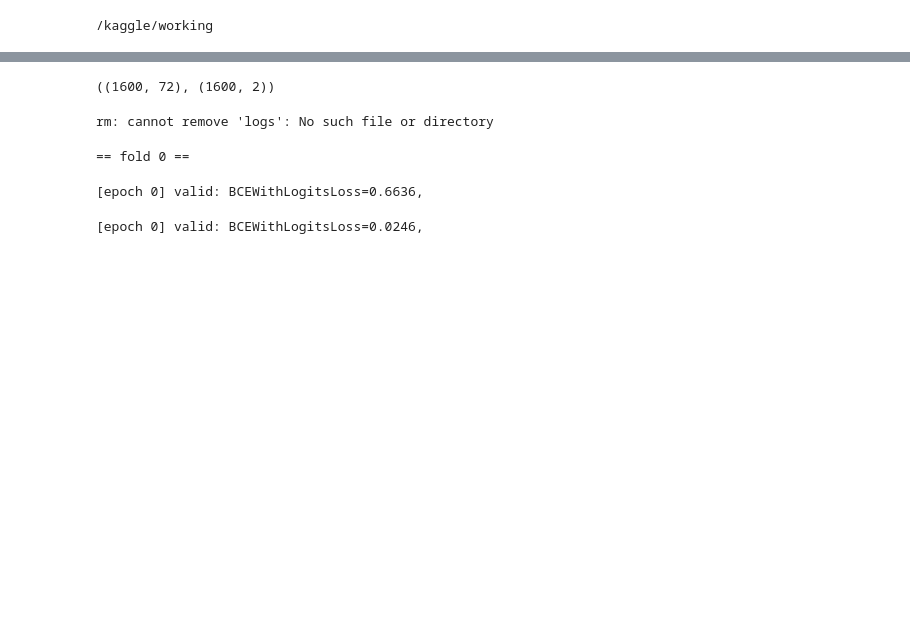
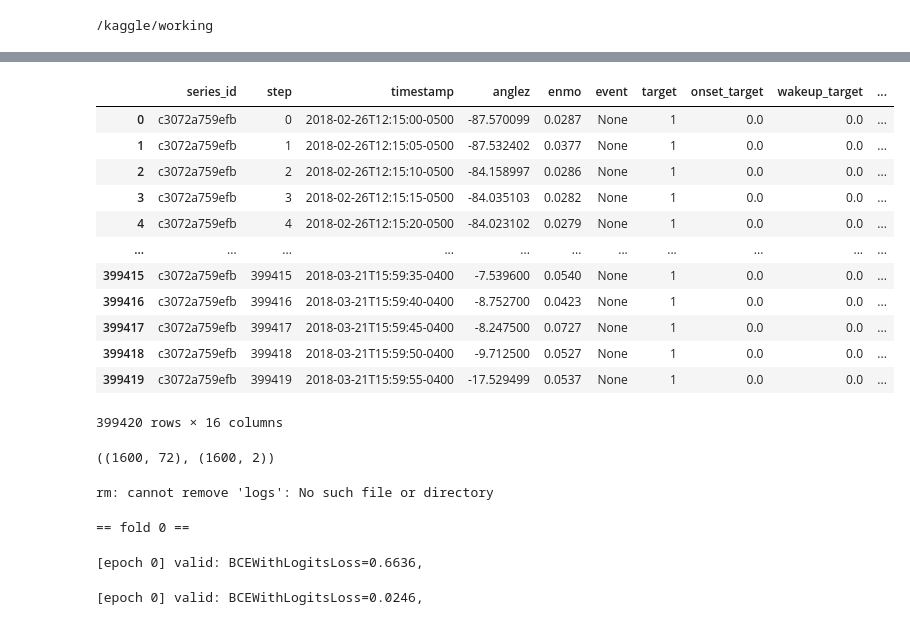
Before and after one commit to penguin-prg/child-mind-institute-detect-sleep-states, a Jupyter notebook: train/stacking_conv1d_gru.ipynb, the cells around one changed output, grey strips where cells are left out. Saved outputs shown, nothing was run; the diff lists cells and outputs as text; code cells hidden in the pictures; blank space fills up the shorter version.

```diff
--- a/train/stacking_conv1d_gru.ipynb
+++ b/train/stacking_conv1d_gru.ipynb
@@ -113,6 +115,22 @@ for file in tqdm(files):
         assert df.iloc[start]["step"] % CFG[MODEL_NAME]["execution"]["patch_size"] == 0
         dfs.append(df.iloc[start: end])
     gc.collect()
+# %%
+df
+# %% [output]
+|  | series_id | step | timestamp | anglez | enmo | event | target | onset_target | wakeup_target | ... |
+| 0 | c3072a759efb | 0 | 2018-02-26T12:15:00-0500 | -87.570099 | 0.0287 | None | 1 | 0.0 | 0.0 | ... |
+| 1 | c3072a759efb | 1 | 2018-02-26T12:15:05-0500 | -87.532402 | 0.0377 | None | 1 | 0.0 | 0.0 | ... |
+| 2 | c3072a759efb | 2 | 2018-02-26T12:15:10-0500 | -84.158997 | 0.0286 | None | 1 | 0.0 | 0.0 | ... |
+| 3 | c3072a759efb | 3 | 2018-02-26T12:15:15-0500 | -84.035103 | 0.0282 | None | 1 | 0.0 | 0.0 | ... |
+| 4 | c3072a759efb | 4 | 2018-02-26T12:15:20-0500 | -84.023102 | 0.0279 | None | 1 | 0.0 | 0.0 | ... |
+| ... | ... | ... | ... | ... | ... | ... | ... | ... | ... | ... |
+| 399415 | c3072a759efb | 399415 | 2018-03-21T15:59:35-0400 | -7.539600 | 0.0540 | None | 1 | 0.0 | 0.0 | ... |
+| 399416 | c3072a759efb | 399416 | 2018-03-21T15:59:40-0400 | -8.752700 | 0.0423 | None | 1 | 0.0 | 0.0 | ... |
+| 399417 | c3072a759efb | 399417 | 2018-03-21T15:59:45-0400 | -8.247500 | 0.0727 | None | 1 | 0.0 | 0.0 | ... |
+| 399418 | c3072a759efb | 399418 | 2018-03-21T15:59:50-0400 | -9.712500 | 0.0527 | None | 1 | 0.0 | 0.0 | ... |
+| 399419 | c3072a759efb | 399419 | 2018-03-21T15:59:55-0400 | -17.529499 | 0.0537 | None | 1 | 0.0 | 0.0 | ... |
+399420 rows × 16 columns
 # %%
 dataset_oof = ZzzPatchDataset(dfs, 'train', features, patch_size=CFG[MODEL_NAME]["execution"]["patch_size"])
 feats, targets = dataset_oof[0]
```
Also changed, not shown: parts of 5 cells of this notebook, 3 other files.
